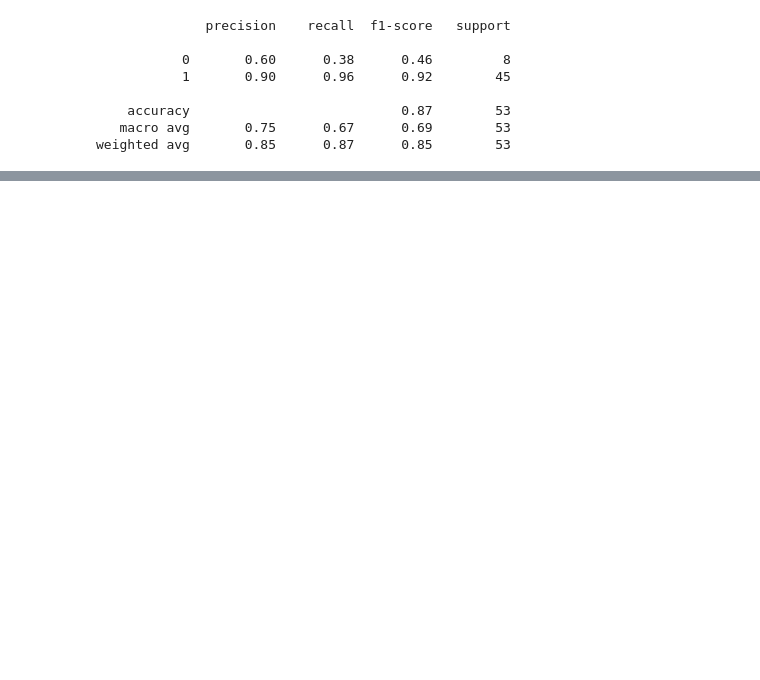
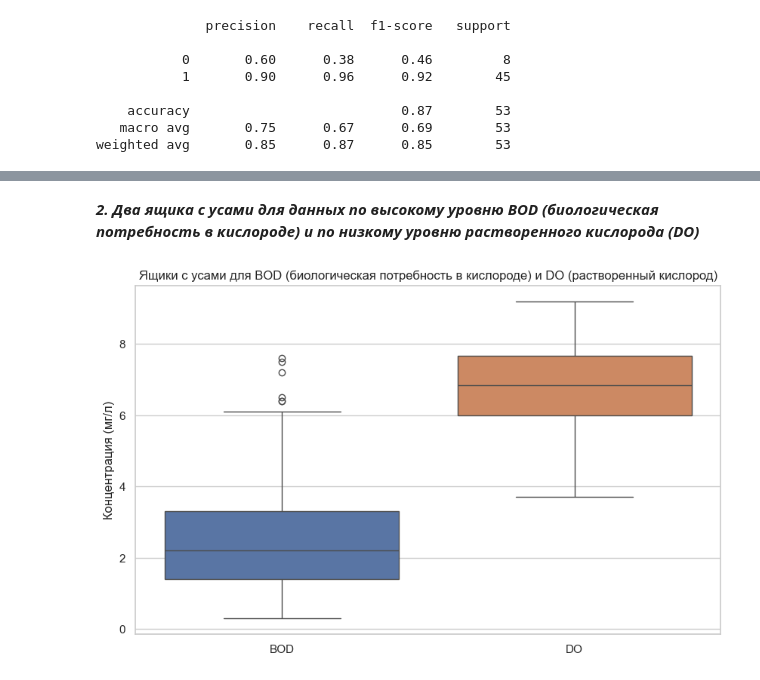
Before and after one commit to fecBll0e/WaterQuality, a Jupyter notebook: waterq.ipynb, the cells around one changed output, grey strips where cells are left out. Saved outputs shown, nothing was run; the diff lists cells and outputs as text; code cells hidden in the pictures; blank space fills up the shorter version.

```diff
--- a/waterq.ipynb
+++ b/waterq.ipynb
@@ -273,0 +441,16 @@ plt.show()
+# %% [markdown]
+
+***2. Два ящика с усами для данных по высокому уровню BOD (биологическая потребность в кислороде) и по низкому уровню растворенного кислорода (DO)***
+# %%
+# Настройка стиля графиков
+sns.set(style="whitegrid")
+
+# Создание ящиков с усами для колонок BOD и DO
+plt.figure(figsize=(10, 6))
+sns.boxplot(data=df_no_outliers[['BOD', 'DO']])
+plt.title('Ящики с усами для BOD (биологическая потребность в кислороде) и DO (растворенный кислород)')
+plt.ylabel('Концентрация (мг/л)')
+
+plt.show()
+# %% [output]
+[figure, added]
```
Also changed, not shown: parts of 26 cells of this notebook.
